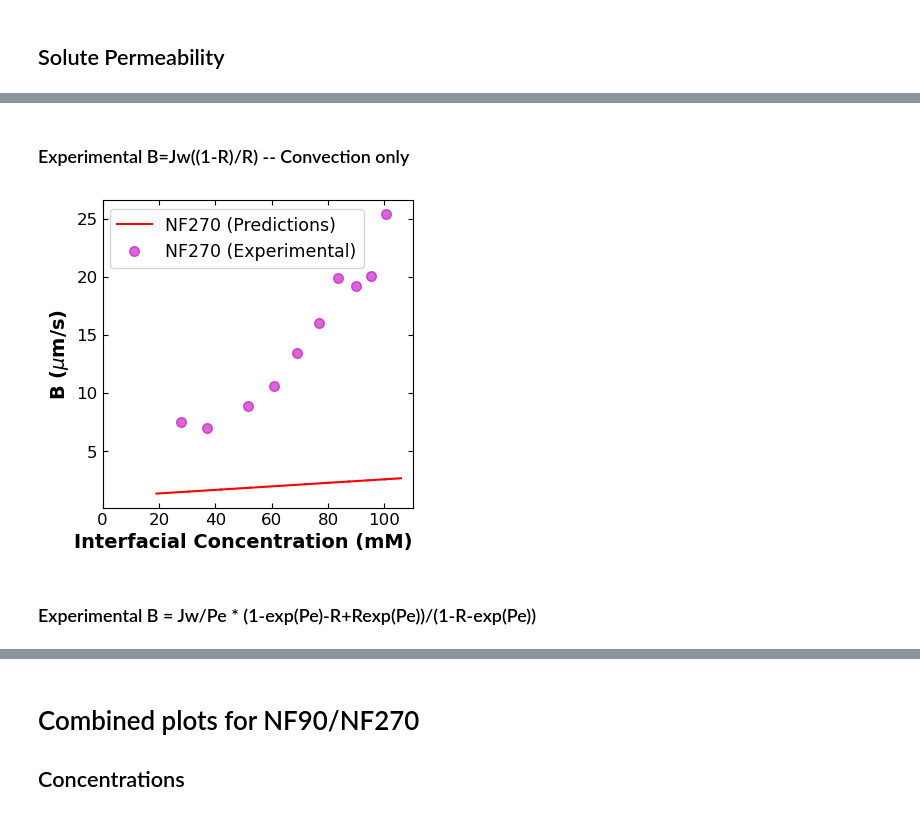
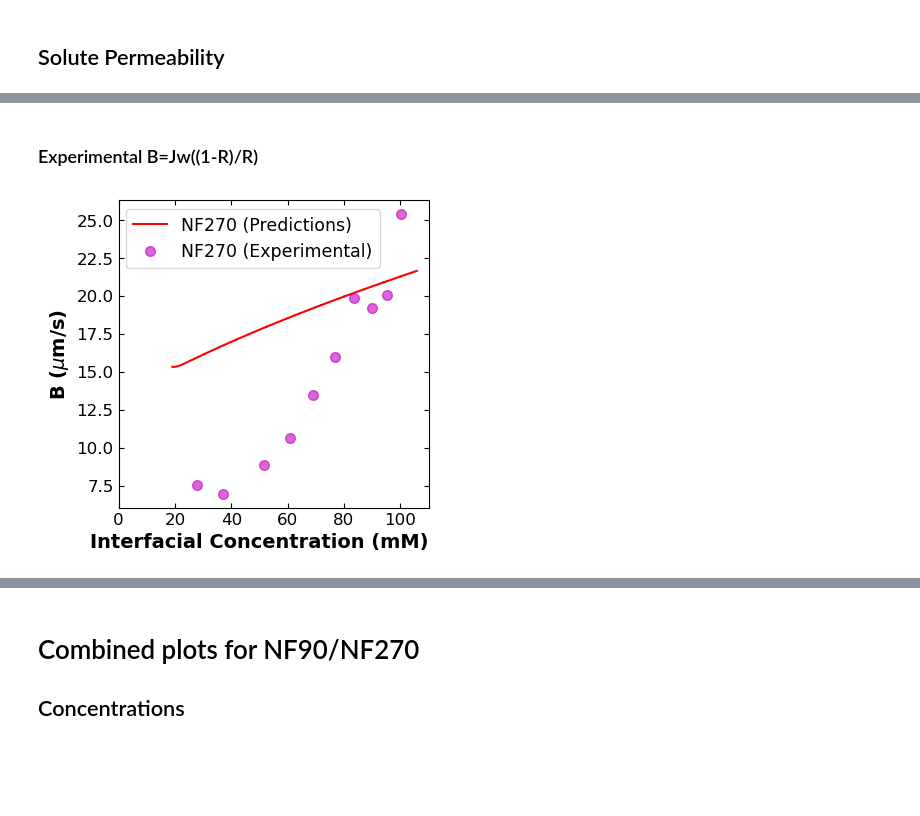
Before and after one commit to mollydougher/dynamic-diafiltration-pyomo, a Jupyter notebook: NAMS2025_figures.ipynb, the cells around one changed output, grey strips where cells are left out. Saved outputs shown, nothing was run; the diff lists cells and outputs as text; code cells hidden in the pictures; blank space fills up the shorter version.

```diff
--- a/NAMS2025_figures.ipynb
+++ b/NAMS2025_figures.ipynb
@@ -71,3 +71,8 @@ print(cF_avg)
 {0: [2, 126], 1: [], 2: [0, 90], 3: [0, 180], 4: [20, 193], 5: [86, 270], 6: [129, 300], 7: [146, 326], 8: [134, 284, 404], 9: [116]}
 10
 [17.69221835, nan, 29.389341175, 38.420340325, 45.460642425, 54.740945455, 61.41477838, 67.66708181999999, 73.48378975333334, 76.72061053]
+# %%
+for vial in sim_stru90:
+    for var, val in vial.items():
+        print(var)
+        print(val)
@@ -220,0 +279,7 @@ print(data_stru270['data_config'])
+# %%
+sim_stru270 = {}
+for vial_num in range(data_stru270['data_config']['n']):
+    vial_series = sim_stru270_dataframe[vial_num]
+    sim_stru270[vial_num] = vial_series.to_dict()
+
+print(sim_stru270)
@@ -326,8 +425,3 @@ plt.tick_params(direction="in", right=True)
 [figure]
 # %% [markdown]
 ## Solute Permeability
-# %%
-for vial, info in sim_stru270.items():
-    for var, vals in info.items():
-        print(var)
-        print(vals)
@@ -387,48 +495,77 @@ print(B_sim_calc)
 # %% [markdown]
-### Experimental B=Jw((1-R)/R) -- Convection only
+### Experimental B=Jw((1-R)/R)
 # %%
 k = 0.23 * (350/60 * np.pi * 2.2860)**0.57 * 1.960e-5**0.67 / (8.927e-3**0.24 * 2.2860**0.43) # cm/s
 
 fig = plt.figure(figsize=(4,4))
+B_sim_vals = []
+
+x_data_nf270_B_predict = []
+y_data_nf270_B_predict = []
+x_data_nf270_B_meas = []
+y_data_nf270_B_meas = []
 
 for vial in range(data_stru270['data_config']['n']):
         # skip the first three entries
         if vial >= 3:
                 # simulated
-                plt.plot(sim_stru270[vial]["cIn"],sim_stru270[vial]["B"],'r-',linewidth=1.5)
+                for value in range(len(sim_stru270[vial]["B"])):
+                        B_sim = sim_stru270[vial]["B"][value] * sim_stru270[vial]["Jw"][value] * 10000 # um/s
+                        B_sim_vals.append(B_sim)
+
+                plt.plot(sim_stru270[vial]["cIn"],B_sim_vals,'r-',linewidth=1.5)
+                for i in sim_stru270[vial]["cIn"]:
+                        x_data_nf270_B_predict.append(i)
+                for i in B_sim_vals:
+                        y_data_nf270_B_predict.append(i)
 
                 # experiental
                 # calculate exp water flux per vial
                 vial_dmdt_exp270 = (data_stru270["data_raw"][vial]["mass"][-1] - data_stru270["data_raw"][vial]["mass"][0]) / (data_stru270["data_raw"][vial]["time"][-1] - data_stru270["data_raw"][vial]["time"][0])
                 vial_water_flux_exp270 = (1/4.1)*vial_dmdt_exp270 # cm3/cm2/s
                 # calculate exp cIn per vial uses bulk (average) measurements for retentate and vial
                 # remove nan from cF_exp
                 cF_vals = [x for x in data_stru270["data_raw"][vial]["cF_exp"] if str(x) != 'nan']
                 cIn_exp270 = (np.average(cF_vals)-cV_exp_values[vial])*np.exp(vial_water_flux_exp270/k)+cV_exp_values[vial]
                 cF_vals = []
 
                 # calculate exp R = 1-(cp/cin) per vial
                 vial_R_exp270 = 1 - (cV_exp_values[vial] / cIn_exp270)
                 # calculate exp B = Jw((1-R)/R) per vial
                 vial_B_exp270 = vial_water_flux_exp270 * ((1-vial_R_exp270)/vial_R_exp270) *10000 #um/s
 
                 plt.plot(cIn_exp270,vial_B_exp270,'mo',markersize=7, alpha=0.6)
+                x_data_nf270_B_meas.append(cIn_exp270)
+                y_data_nf270_B_meas.append(vial_B_exp270)
+
+                B_sim_vals = []
 
 
 
 plt.xlabel('Interfacial Concentration (mM)',fontsize=14,fontweight='bold',loc='right')
 plt.ylabel('B ($\mu$m/s)',fontsize=14,fontweight='bold')
 plt.xlim(left=0,right=110)
 
 # ghost point for legend
 plt.plot([],[],'r-',linewidth=1.5,label='NF270 (Predictions)')
 plt.plot([],[],'mo',markersize=7,alpha=0.6,label='NF270 (Experimental)')
 plt.legend(fontsize=12.5,loc='lower right',bbox_to_anchor=(0.87, 0.75))
 plt.xlim(left=0,right=110)
 plt.xticks(fontsize=12)
 plt.yticks(fontsize=12)
 plt.tick_params(direction="in",top=True, right=True)
+
+with open("NAMS_data/x_data_nf270_B_predict", "w") as myfile:
+    wr = csv.writer(myfile, quoting=csv.QUOTE_ALL)
+    wr.writerow(x_data_nf270_B_predict)
+with open("NAMS_data/y_data_nf270_B_predict", "w") as myfile:
+    wr = csv.writer(myfile, quoting=csv.QUOTE_ALL)
+    wr.writerow(y_data_nf270_B_predict)
+with open("NAMS_data/x_data_nf270_B_meas", "w") as myfile:
+    wr = csv.writer(myfile, quoting=csv.QUOTE_ALL)
+    wr.writerow(x_data_nf270_B_meas)
+with open("NAMS_data/y_data_nf270_B_meas", "w") as myfile:
+    wr = csv.writer(myfile, quoting=csv.QUOTE_ALL)
+    wr.writerow(y_data_nf270_B_meas)
 # %% [output]
-[figure, old version]
+[figure, new version]
-# %% [markdown]
-### Experimental B = Jw/Pe * (1-exp(Pe)-R+Rexp(Pe))/(1-R-exp(Pe))
```
Also changed, not shown: parts of 17 cells of this notebook, 21 other files.
